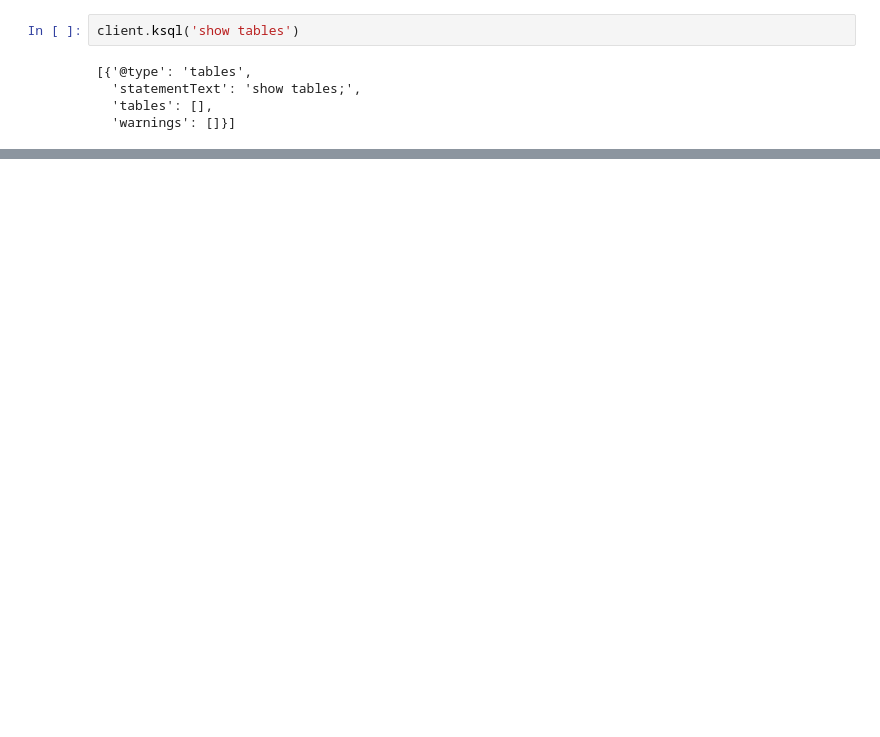
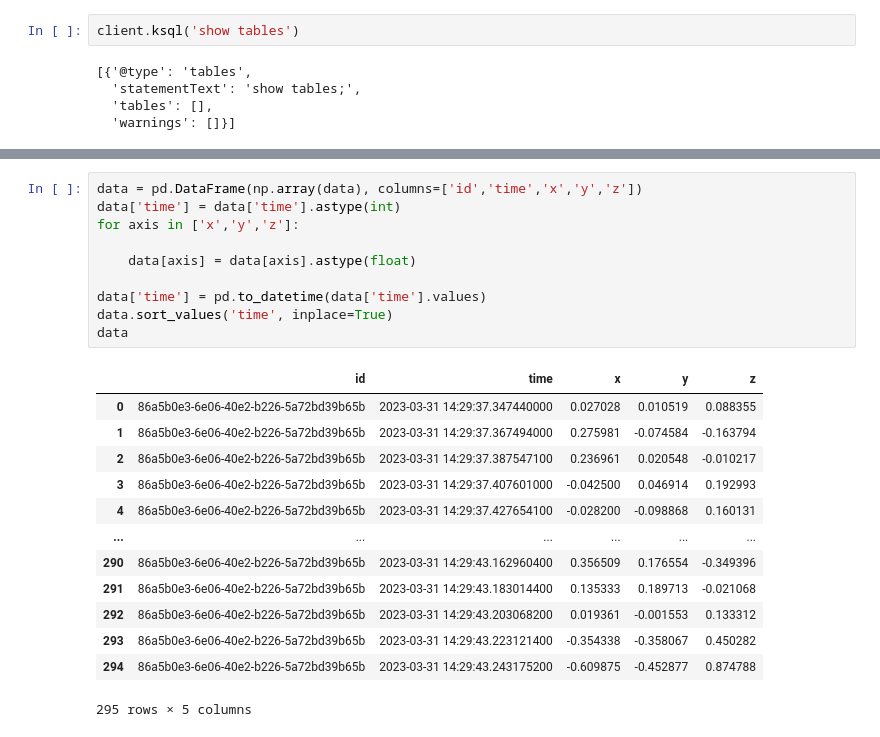
Before and after one commit to hfhoffman1144/smartphone_sensor_stream2, a Jupyter notebook: notebooks/test_ksql.ipynb, the cells around one changed output, grey strips where cells are left out. Saved outputs shown, nothing was run; the diff lists cells and outputs as text; blank space fills up the shorter version.

```diff
--- a/notebooks/test_ksql.ipynb
+++ b/notebooks/test_ksql.ipynb
@@ -51,0 +80,24 @@ transformed_payload
+# %%
+data = pd.DataFrame(np.array(data), columns=['id','time','x','y','z'])
+data['time'] = data['time'].astype(int)
+for axis in ['x','y','z']:
+
+    data[axis] = data[axis].astype(float)
+
+data['time'] = pd.to_datetime(data['time'].values)
+data.sort_values('time', inplace=True)
+data
+# %% [output]
+|  | id | time | x | y | z |
+| 0 | 86a5b0e3-6e06-40e2-b226-5a72bd39b65b | 2023-03-31 14:29:37.347440000 | 0.027028 | 0.010519 | 0.088355 |
+| 1 | 86a5b0e3-6e06-40e2-b226-5a72bd39b65b | 2023-03-31 14:29:37.367494000 | 0.275981 | -0.074584 | -0.163794 |
+| 2 | 86a5b0e3-6e06-40e2-b226-5a72bd39b65b | 2023-03-31 14:29:37.387547100 | 0.236961 | 0.020548 | -0.010217 |
+| 3 | 86a5b0e3-6e06-40e2-b226-5a72bd39b65b | 2023-03-31 14:29:37.407601000 | -0.042500 | 0.046914 | 0.192993 |
+| 4 | 86a5b0e3-6e06-40e2-b226-5a72bd39b65b | 2023-03-31 14:29:37.427654100 | -0.028200 | -0.098868 | 0.160131 |
+| ... | ... | ... | ... | ... | ... |
+| 290 | 86a5b0e3-6e06-40e2-b226-5a72bd39b65b | 2023-03-31 14:29:43.162960400 | 0.356509 | 0.176554 | -0.349396 |
+| 291 | 86a5b0e3-6e06-40e2-b226-5a72bd39b65b | 2023-03-31 14:29:43.183014400 | 0.135333 | 0.189713 | -0.021068 |
+| 292 | 86a5b0e3-6e06-40e2-b226-5a72bd39b65b | 2023-03-31 14:29:43.203068200 | 0.019361 | -0.001553 | 0.133312 |
+| 293 | 86a5b0e3-6e06-40e2-b226-5a72bd39b65b | 2023-03-31 14:29:43.223121400 | -0.354338 | -0.358067 | 0.450282 |
+| 294 | 86a5b0e3-6e06-40e2-b226-5a72bd39b65b | 2023-03-31 14:29:43.243175200 | -0.609875 | -0.452877 | 0.874788 |
+295 rows × 5 columns
```
Also changed, not shown: parts of 9 cells of this notebook, 2 other files.
